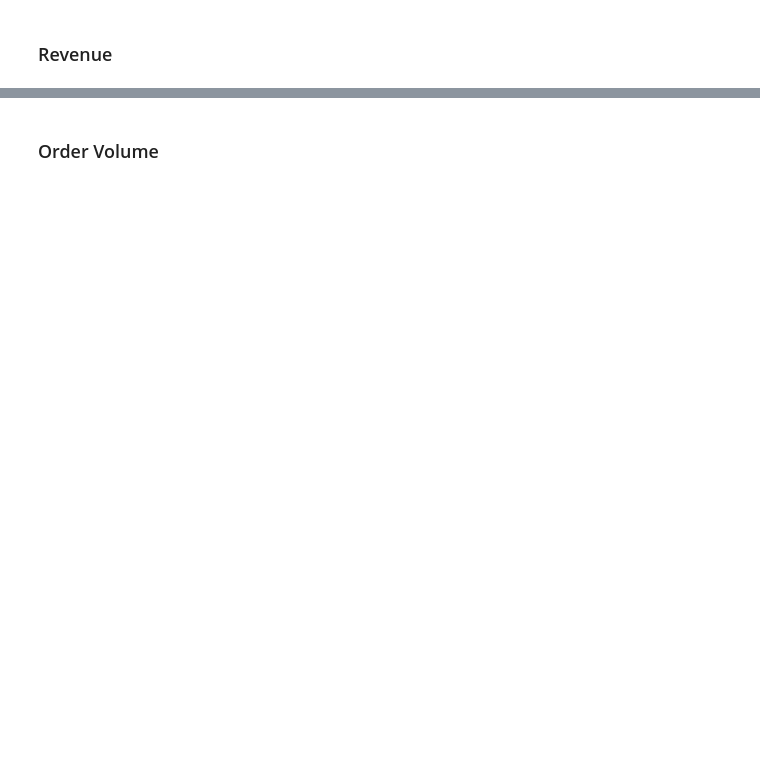
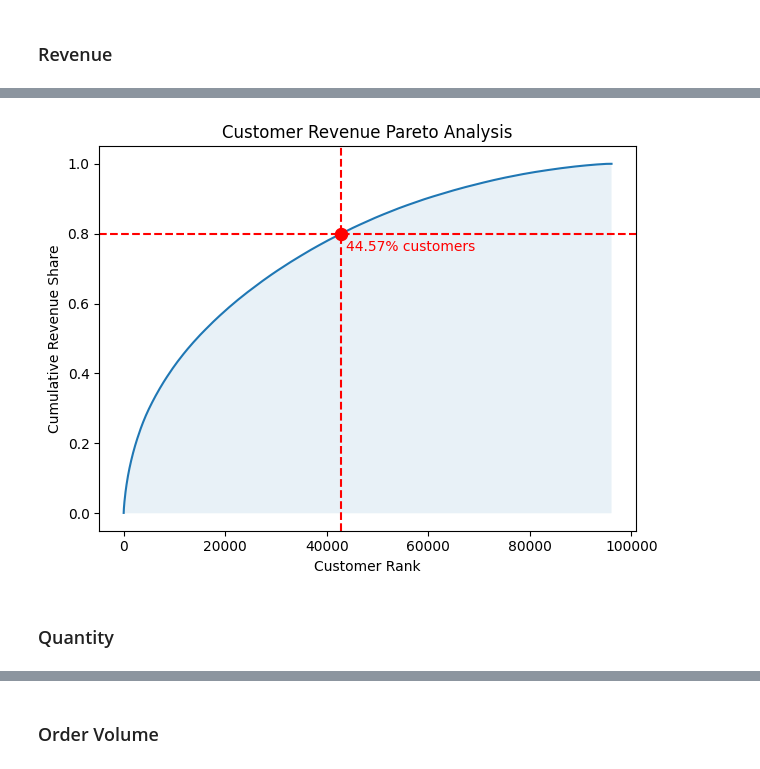
Before and after one commit to MattiaVerardi/olist-ecommerce-analytics, a Jupyter notebook: python/10_eda.ipynb, the cells around one changed output, grey strips where cells are left out. Saved outputs shown, nothing was run; the diff lists cells and outputs as text; code cells hidden in the pictures; blank space fills up the shorter version.

Commit message:
add customer performance analysis

```diff
--- a/python/10_eda.ipynb
+++ b/python/10_eda.ipynb
@@ -3244,2 +3266,15 @@ plt.show()
 # %% [markdown]
 ### Revenue
+# %%
+revenue_by_customer = customer_performance[[
+    "customer",
+    "revenue",
+    "revenue_share"
+]].sort_values(
+    by="revenue_share",
+    ascending=False
+).assign(
+    revenue_share_cum=lambda x: x["revenue_share"].cumsum()
+)
+
+revenue_by_customer
@@ -3245,0 +3295,53 @@ plt.show()
+# %%
+customer_revenue_rank = np.arange(1,len(revenue_by_customer)+1)
+customer_revenue_80 = len(
+    revenue_by_customer[revenue_by_customer["revenue_share_cum"]<0.8]
+)+1
+customer_revenue_80_pct = round(
+    customer_revenue_80/len(revenue_by_customer)*100,
+    2
+)
+
+sns.lineplot(
+    data=revenue_by_customer,
+    x=customer_revenue_rank,
+    y="revenue_share_cum"
+)
+plt.fill_between(
+    x=customer_revenue_rank,
+    y1=revenue_by_customer["revenue_share_cum"],
+    alpha=0.1
+)
+plt.scatter(
+    data=revenue_by_customer,
+    x=customer_revenue_80,
+    y=0.8,
+    s=75,
+    color="red",
+    zorder=2
+)
+plt.axhline(
+    y=0.8,
+    ls="--",
+    color="red"
+)
+plt.axvline(
+    x=customer_revenue_80,
+    ls="--",
+    color="red"
+)
+plt.annotate(
+    text=f"{customer_revenue_80_pct}% customers",
+    xy=(customer_revenue_80, 0.8),
+    xytext=(customer_revenue_80+len(revenue_by_customer)*0.01, 0.75),
+    color="red"
+)
+plt.title("Customer Revenue Pareto Analysis")
+plt.xlabel("Customer Rank")
+plt.ylabel("Cumulative Revenue Share")
+plt.tight_layout()
+plt.show()
+# %% [output]
+[figure, added]
+# %% [markdown]
+### Quantity
```
Also changed, not shown: parts of 25 cells of this notebook.
